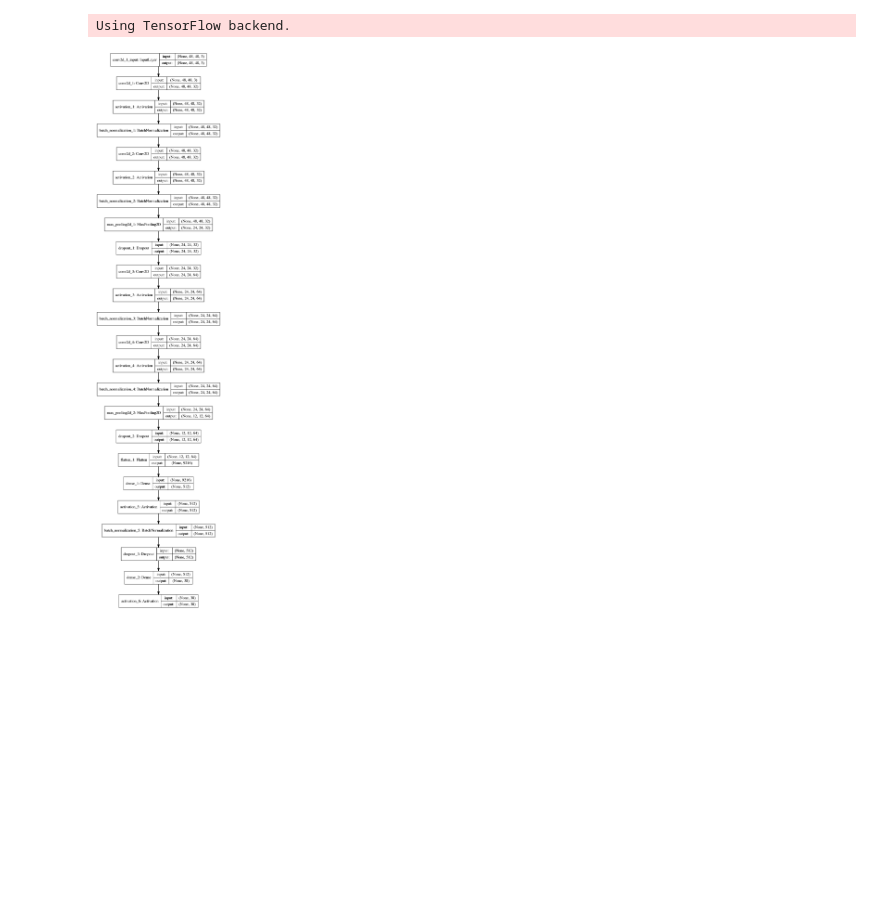
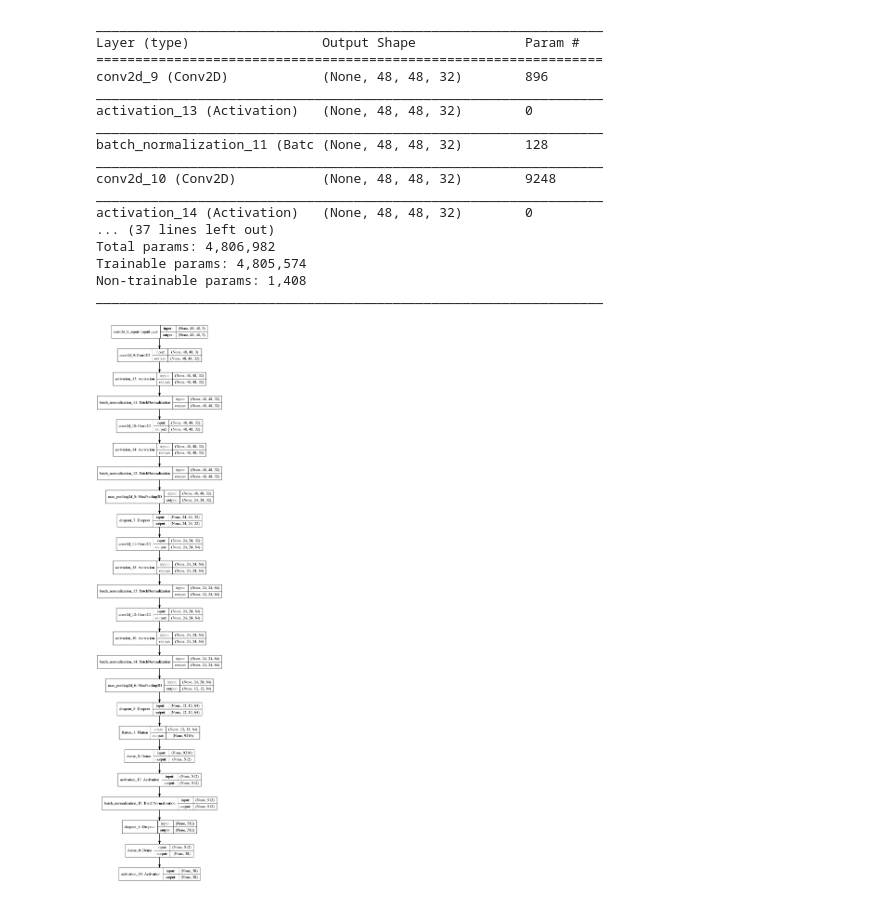
Before and after one commit to yunjieyin/keras-learning-API, a Jupyter notebook: CNN-net/MiniVGGNet.ipynb, the cells around one changed output. Saved outputs shown, nothing was run; the diff lists cells and outputs as text; code cells hidden in the pictures; blank space fills up the shorter version.

Commit message:
mini vgg16

```diff
--- a/CNN-net/MiniVGGNet.ipynb
+++ b/CNN-net/MiniVGGNet.ipynb
@@ -1,4 +1,6 @@
 # %%
+# MiniVGGNet
+
 from keras.models import Sequential
 from keras.layers.normalization import BatchNormalization
 from keras.layers.convolutional import Conv2D
@@ -32,33 +34,49 @@ model.add(Activation('relu'))
 model.add(BatchNormalization(axis=chanDim))
 model.add(Conv2D(32, (3, 3), padding='same'))
 model.add(Activation('relu'))
 model.add(BatchNormalization(axis=chanDim))
 model.add(MaxPooling2D(pool_size=(2, 2)))
 model.add(Dropout(0.25))
 
 # block2
 model.add(Conv2D(64, (3, 3), padding='same'))
 model.add(Activation('relu'))
 model.add(BatchNormalization(axis=chanDim))
 model.add(Conv2D(64, (3, 3), padding='same'))
 model.add(Activation('relu'))
 model.add(BatchNormalization(axis=chanDim))
 model.add(MaxPooling2D(pool_size=(2, 2)))
 model.add(Dropout(0.25))
 
 # block 3
 model.add(Flatten())
 model.add(Dense(512))
 model.add(Activation('relu'))
 model.add(BatchNormalization())
 model.add(Dropout(0.5))
 
 model.add(Dense(classes))
 model.add(Activation('softmax'))
 
-
+model.summary()
 plot_model(model, to_file='MiniVGGNet.png', show_shapes=True)
 Image('MiniVGGNet.png')
 # %% [output]
-Using TensorFlow backend.
+_________________________________________________________________
+Layer (type)                 Output Shape              Param #
+=================================================================
+conv2d_9 (Conv2D)            (None, 48, 48, 32)        896
+_________________________________________________________________
+activation_13 (Activation)   (None, 48, 48, 32)        0
+_________________________________________________________________
+batch_normalization_11 (Batc (None, 48, 48, 32)        128
+_________________________________________________________________
+conv2d_10 (Conv2D)           (None, 48, 48, 32)        9248
+_________________________________________________________________
+activation_14 (Activation)   (None, 48, 48, 32)        0
+... (37 lines left out)
+Total params: 4,806,982
+Trainable params: 4,805,574
+Non-trainable params: 1,408
+_________________________________________________________________
-[figure, old version]
+[figure, new version]
```
